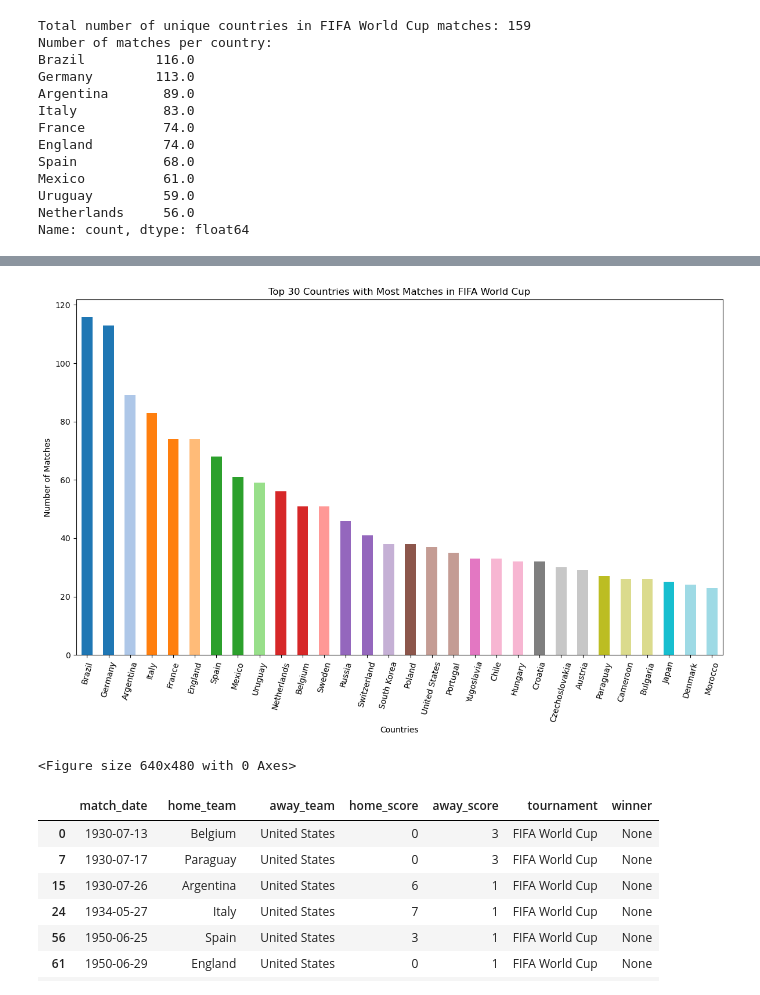
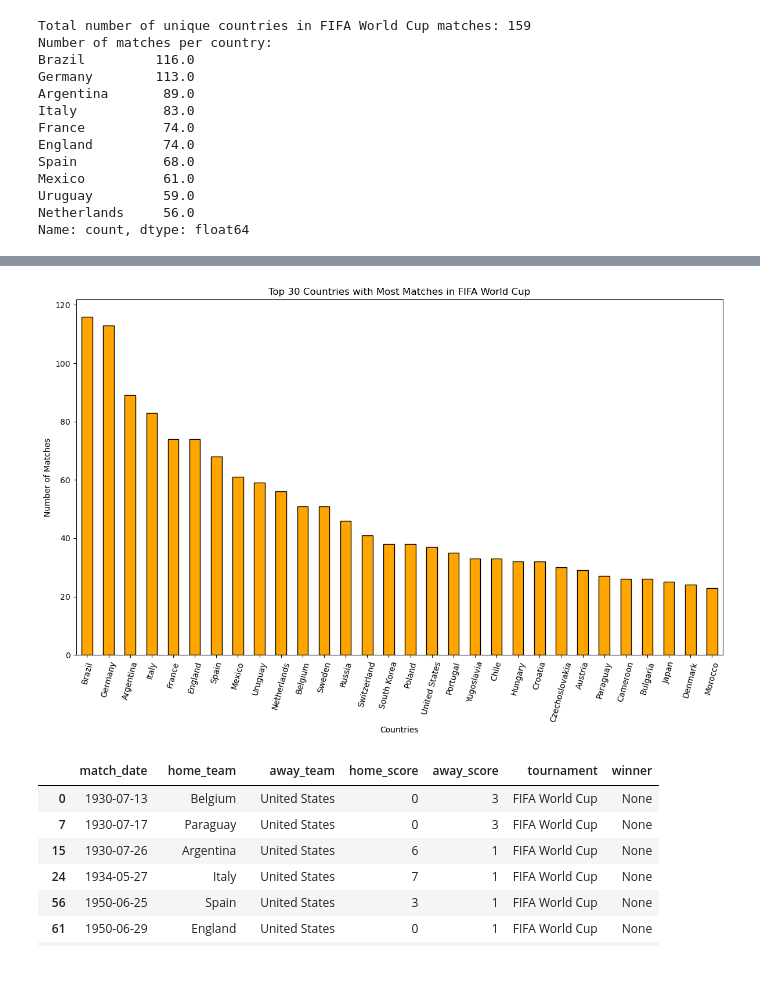
Before and after one commit to joelie1105/international_results_project, a Jupyter notebook: international_results.ipynb, the cells around one changed output, grey strips where cells are left out. Saved outputs shown, nothing was run; the diff lists cells and outputs as text; code cells hidden in the pictures.

```diff
--- a/international_results.ipynb
+++ b/international_results.ipynb
@@ -407,32 +419,30 @@ plt.savefig('top20_wc_scorers_heatmap.png')
 # %%
 #Plotting the top 30 countries with the most matches in FIFA World Cup
 #There are 30 countries in this graph to capture a couple countries that no longer exist (Czechoslovakia and Yugoslavia)
 """
 The three lines below were suggest by copilot in addition to the plotting code beneath the comment.
 plt.style.use('ggplot')
 country_counts = df_WC['home_team'].value_counts().add(df_WC['away_team'].value_counts(), fill_value=0)
 print(country_counts.sort_values(ascending=False).head(10))
 """
 
 plt.figure(figsize=(12, 8))
 top_countries = country_counts.sort_values(ascending=False).head(30)
 
 # Creating a variable for the colors in the bar chart.
 # Attempted colors schemes virdis and tab10 in addition to tab 20.
 
-colors = cm.get_cmap('tab20', 30)(np.arange(30))
 
-top_countries.plot(kind='bar', color=colors)
+top_countries.plot(kind='bar', color= "orange", edgecolor='black')
 plt.title('Top 30 Countries with Most Matches in FIFA World Cup')
 plt.xlabel('Countries')
 plt.ylabel('Number of Matches')
 plt.xticks(rotation=75)
 plt.tight_layout()
+plt.savefig('top30_wc_countries.png')
 plt.show()
-plt.savefig('top30_wc_countries.png')
 # %% [output]
-[figure, old version]
+[figure, new version]
-<Figure size 640x480 with 0 Axes>
 # %%
 # Function to get match results by country - This was suggested by copilot. I originally thought about using a for loop, but found the function better for examining each individual country.
 def get_match_results_by_country(country):
```
Also changed, not shown: parts of 12 cells of this notebook, 7 other files.
